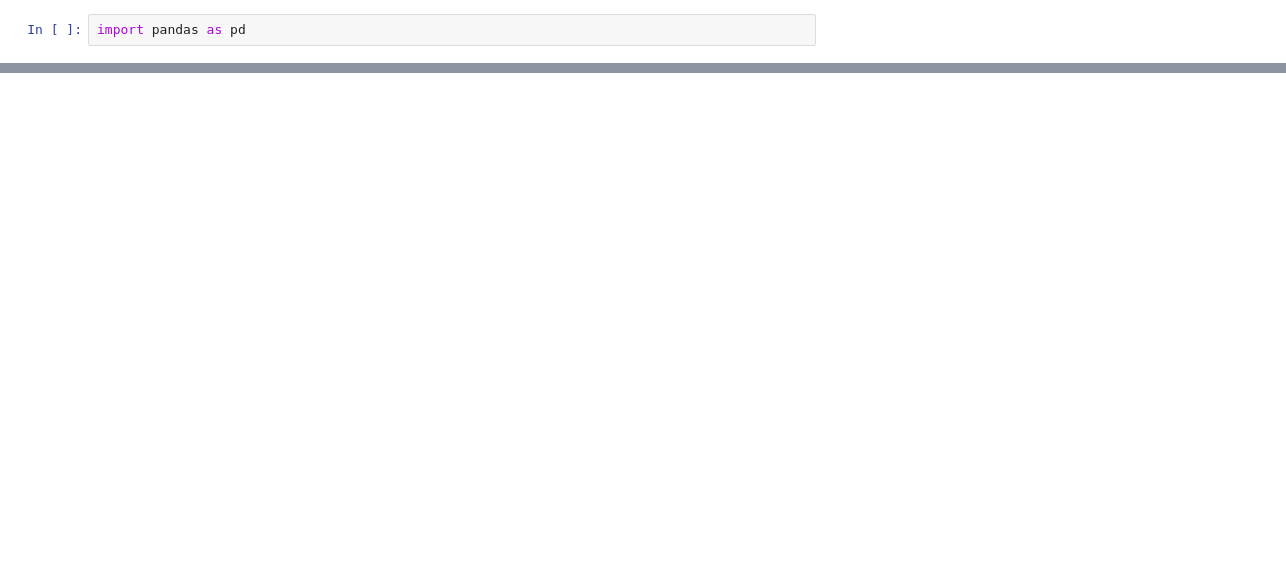
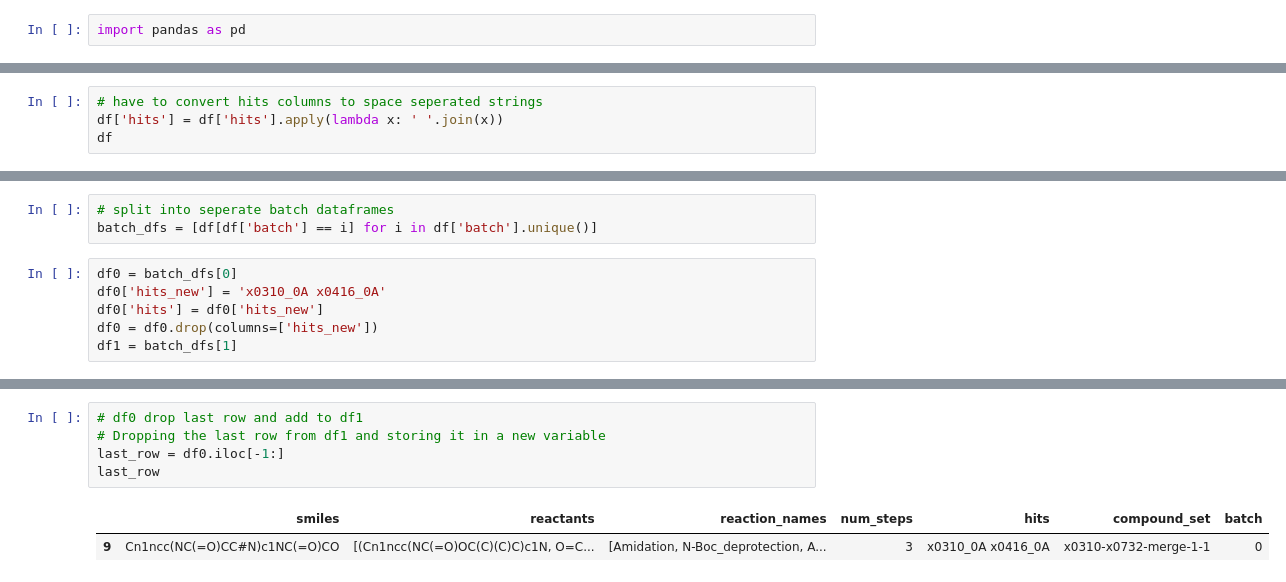
Before and after one commit to kate-fie/EV-A71-2A-syndirella-run, a Jupyter notebook: notebooks/batch_for_running.ipynb, the cells around one changed output, grey strips where cells are left out. Drawn from its saved outputs; the diff is of its cells as text; blank space fills up the shorter version.

```diff
--- a/notebooks/batch_for_running.ipynb
+++ b/notebooks/batch_for_running.ipynb
@@ -21,0 +38,4 @@ df
+# %%
+# have to convert hits columns to space seperated strings
+df['hits'] = df['hits'].apply(lambda x: ' '.join(x))
+df
@@ -21,0 +56,9 @@ df
+# %%
+# split into seperate batch dataframes
+batch_dfs = [df[df['batch'] == i] for i in df['batch'].unique()]
+# %%
+df0 = batch_dfs[0]
+df0['hits_new'] = 'x0310_0A x0416_0A'
+df0['hits'] = df0['hits_new']
+df0 = df0.drop(columns=['hits_new'])
+df1 = batch_dfs[1]
@@ -21,0 +76,8 @@ df
+# %%
+# df0 drop last row and add to df1
+# Dropping the last row from df1 and storing it in a new variable
+last_row = df0.iloc[-1:]
+last_row
+# %% [output]
+|  | smiles | reactants | reaction_names | num_steps | hits | compound_set | batch |
+| 9 | Cn1ncc(NC(=O)CC#N)c1NC(=O)CO | [(Cn1ncc(NC(=O)OC(C)(C)C)c1N, O=C... | [Amidation, N-Boc_deprotection, A... | 3 | x0310_0A x0416_0A | x0310-x0732-merge-1-1 | 0 |
```
Also changed, not shown: parts of 20 cells of this notebook, 42 other files.
